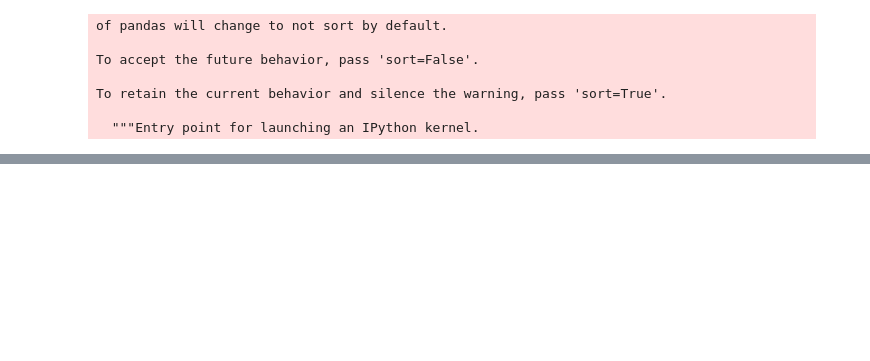
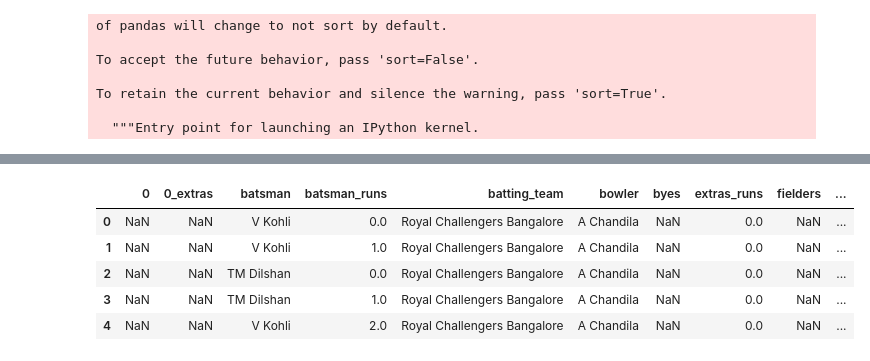
Before and after one commit to ravi-gopalan/ipl_analysis, a Jupyter notebook: ipl_analysis.ipynb, the cells around one changed output, grey strips where cells are left out. Saved outputs shown, nothing was run; the diff lists cells and outputs as text; code cells hidden in the pictures; blank space fills up the shorter version.

```diff
--- a/ipl_analysis.ipynb
+++ b/ipl_analysis.ipynb
@@ -299,0 +342,9 @@ df_combined['match_date'] = pd.to_datetime(df_combined['match_date'])
+# %%
+df_combined.head()
+# %% [output]
+|  | 0 | 0_extras | batsman | batsman_runs | batting_team | bowler | byes | extras_runs | fielders | ... |
+| 0 | NaN | NaN | V Kohli | 0.0 | Royal Challengers Bangalore | A Chandila | NaN | 0.0 | NaN | ... |
+| 1 | NaN | NaN | V Kohli | 1.0 | Royal Challengers Bangalore | A Chandila | NaN | 0.0 | NaN | ... |
+| 2 | NaN | NaN | TM Dilshan | 0.0 | Royal Challengers Bangalore | A Chandila | NaN | 0.0 | NaN | ... |
+| 3 | NaN | NaN | TM Dilshan | 1.0 | Royal Challengers Bangalore | A Chandila | NaN | 0.0 | NaN | ... |
+| 4 | NaN | NaN | V Kohli | 2.0 | Royal Challengers Bangalore | A Chandila | NaN | 0.0 | NaN | ... |
```
Also changed, not shown: parts of 59 cells of this notebook.
